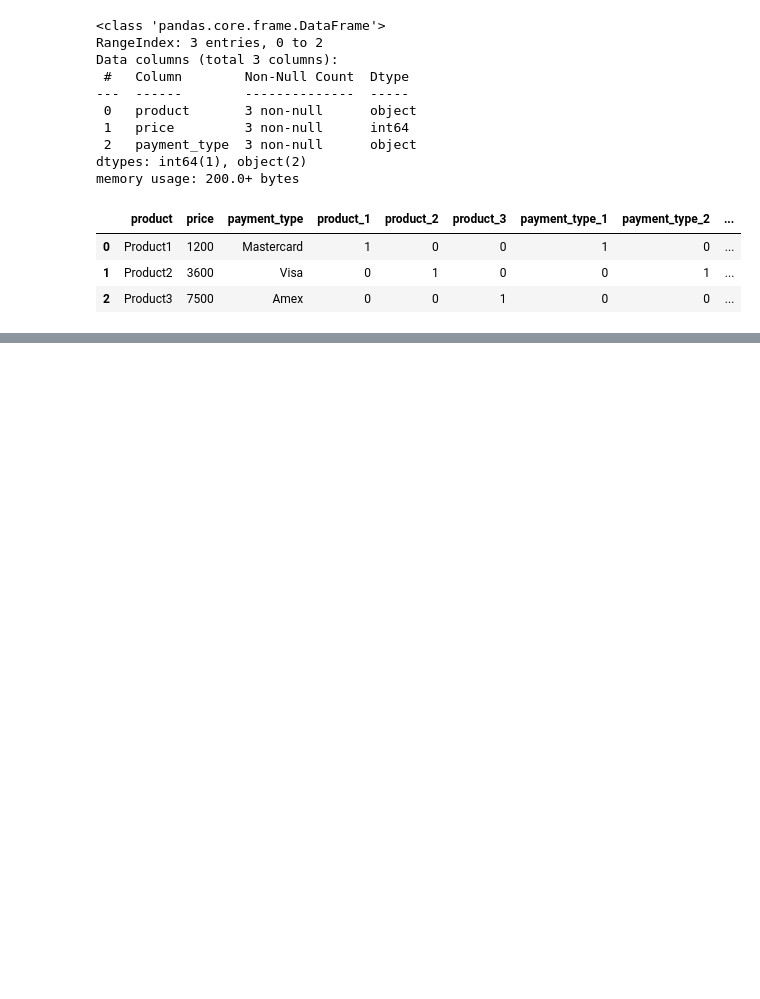
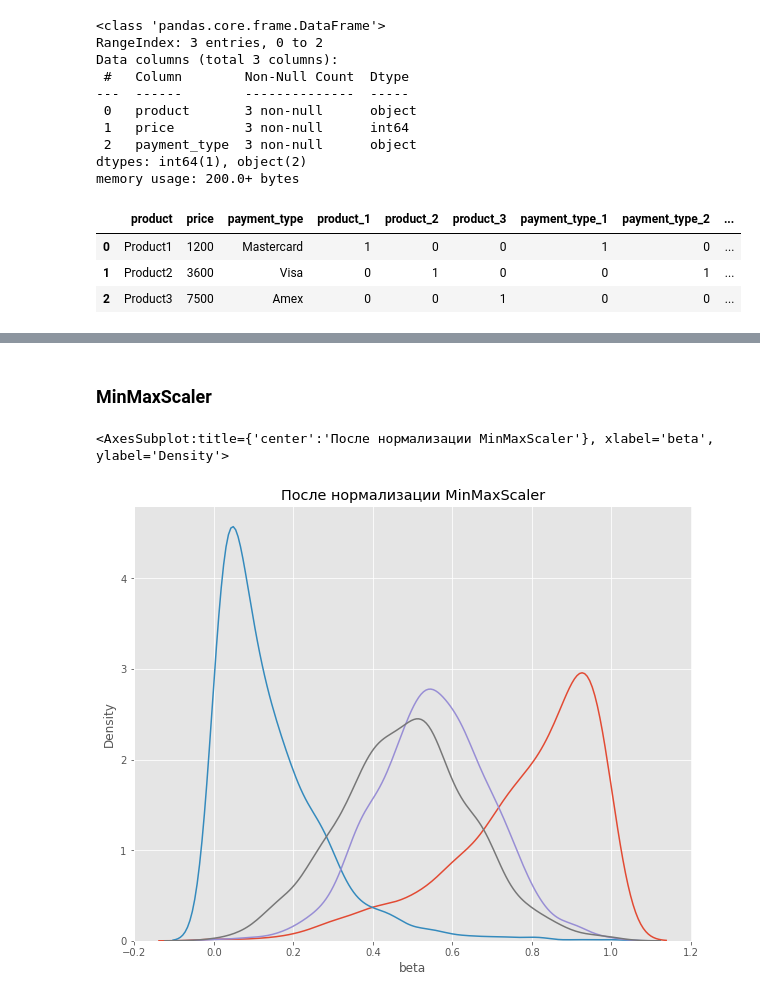
Before and after one commit to AleksejRum/sf_data_science, a Jupyter notebook: Modules/EDA/EDA3_Feature_engineering/Feature_engineering.ipynb, the cells around one changed output, grey strips where cells are left out. Drawn from its saved outputs; the diff is of its cells as text; code cells hidden in the pictures; blank space fills up the shorter version.

```diff
--- a/Modules/EDA/EDA3_Feature_engineering/Feature_engineering.ipynb
+++ b/Modules/EDA/EDA3_Feature_engineering/Feature_engineering.ipynb
@@ -696,0 +777,23 @@ df
+# %% [markdown]
+### MinMaxScaler
+# %%
+### инициализируем нормализатор MinMaxScaler
+mm_scaler = preprocessing.MinMaxScaler()
+
+# копируем исходный датасет
+df_mm = mm_scaler.fit_transform(df)
+
+# преобразуем промежуточный датасет в датафрейм для визуализации
+df_mm = pd.DataFrame(df_mm, columns=col_names)
+
+# строим графики
+fig, (ax1) = plt.subplots(ncols=1, figsize=(10,8))
+ax1.set_title('После нормализации MinMaxScaler')
+
+sns.kdeplot(df_mm['beta'], ax=ax1)
+sns.kdeplot(df_mm['exponential'], ax=ax1)
+sns.kdeplot(df_mm['normal_p'], ax=ax1)
+sns.kdeplot(df_mm['normal_l'], ax=ax1)
+# %% [output]
+<AxesSubplot:title={'center':'После нормализации MinMaxScaler'}, xlabel='beta', ylabel='Density'>
+[figure, added]
```
Also changed, not shown: parts of 13 cells of this notebook, 2 other files.
